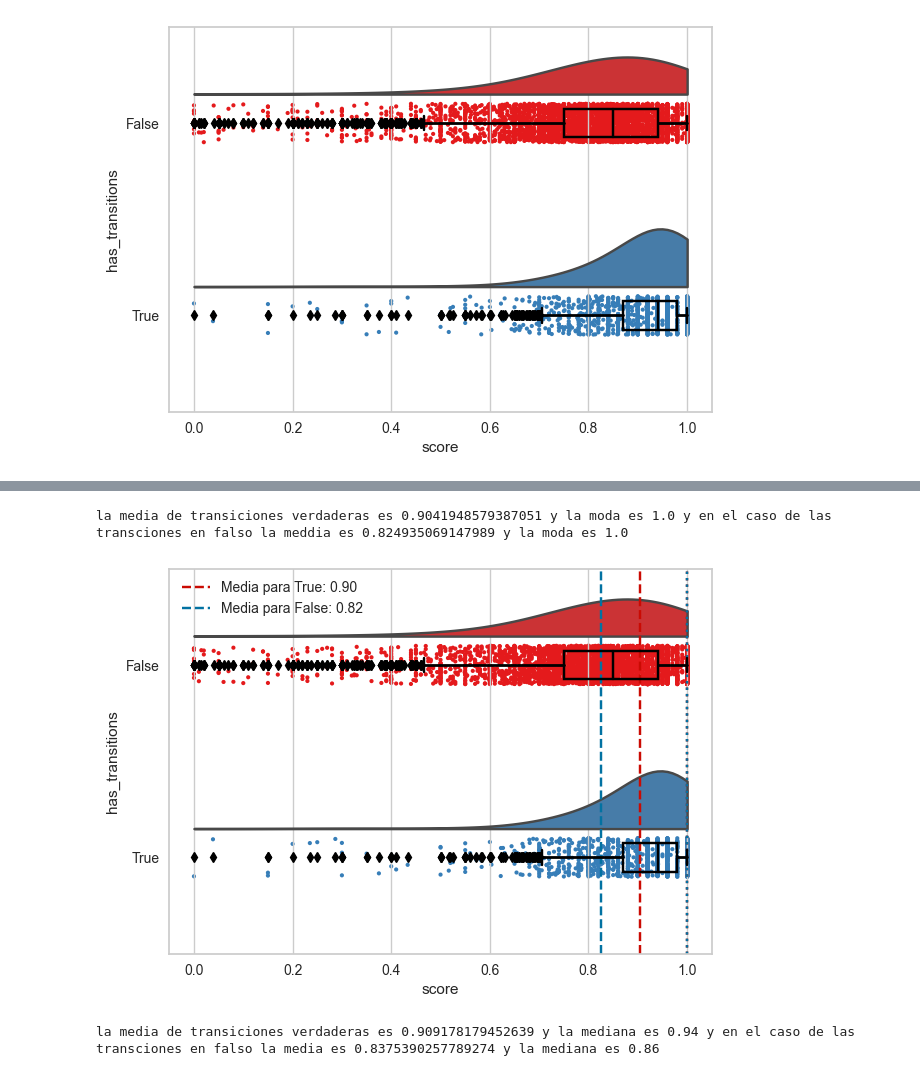
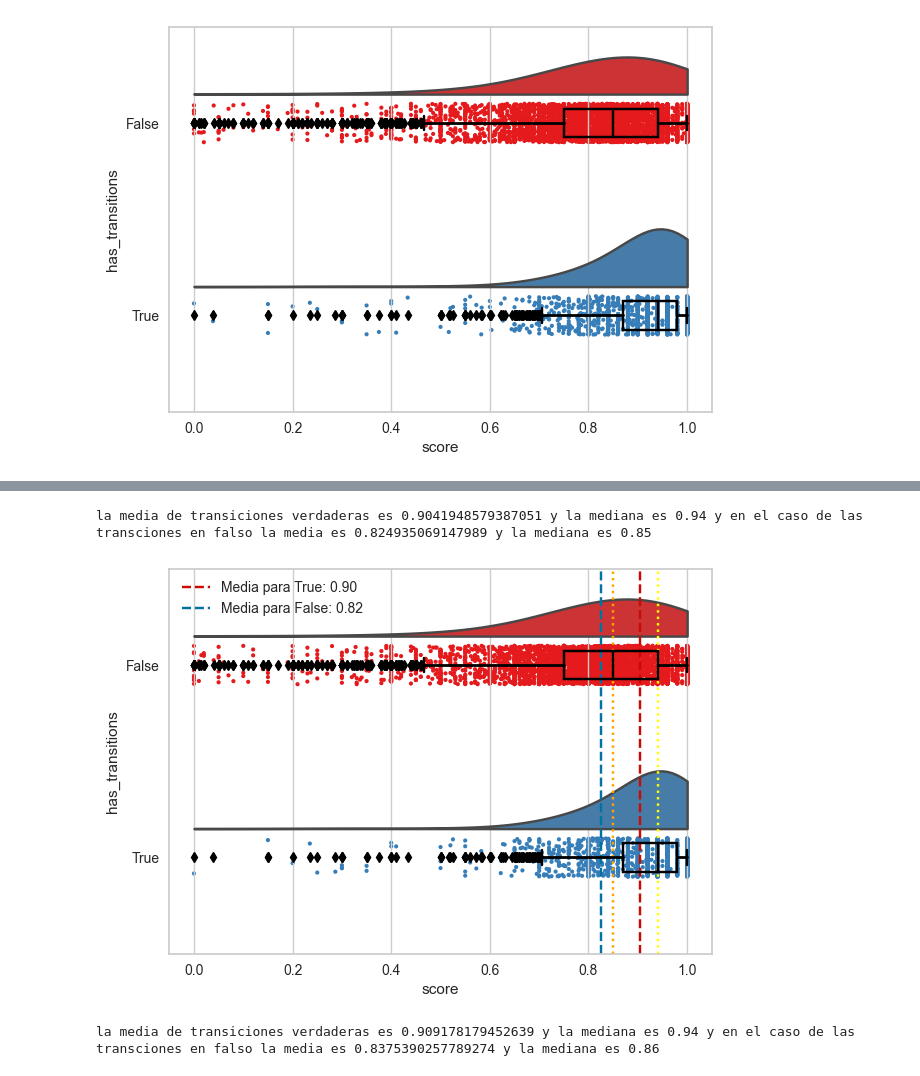
Before and after one commit to chainReactionCol/newRep, a Jupyter notebook: Data_StoryTelling_Sanchez_Ruiz.ipynb, the cells around one changed output, grey strips where cells are left out. Drawn from its saved outputs; the diff is of its cells as text; code cells hidden in the pictures.

```diff
--- a/Data_StoryTelling_Sanchez_Ruiz.ipynb
+++ b/Data_StoryTelling_Sanchez_Ruiz.ipynb
@@ -60,34 +90,32 @@ ax=sns.boxplot( x = dx, y = dy, data = transitionsDF, color = "black",
 # %%
 TrueMean=transitionsDF.loc[transitionsDF['has_transitions']==True]['score'].mean()
-TrueMode=transitionsDF.loc[transitionsDF['has_transitions']==True]['score'].mode().iloc[0]
+TrueMedian=transitionsDF.loc[transitionsDF['has_transitions']==True]['score'].median()
 FalseMean=transitionsDF.loc[transitionsDF['has_transitions']==False]['score'].mean()
-FalseMode=transitionsDF.loc[transitionsDF['has_transitions']==False]['score'].mode().iloc[0]
-print(f"la media de transiciones verdaderas es {TrueMean} y la moda es {TrueMode} y en el caso de las transciones en falso la meddia es {FalseMean} y la moda es {FalseMode}")
+FalseMedian=transitionsDF.loc[transitionsDF['has_transitions']==False]['score'].median()
+print(f"la media de transiciones verdaderas es {TrueMean} y la mediana es {TrueMedian} y en el caso de las transciones en falso la media es {FalseMean} y la mediana es {FalseMedian}")
 # %% [output]
-la media de transiciones verdaderas es 0.9041948579387051 y la moda es 1.0 y en el caso de las transciones en falso la meddia es 0.824935069147989 y la moda es 1.0
+la media de transiciones verdaderas es 0.9041948579387051 y la mediana es 0.94 y en el caso de las transciones en falso la media es 0.824935069147989 y la mediana es 0.85
 # %%
 f, ax = plt.subplots(figsize=(7,5))
 dy = "has_transitions"; dx = "score"; ort = "h"; pal = "Set1"
 
 ax = pt.half_violinplot(x=dx, y=dy, data=transitionsDF, palette=pal, bw=.6, cut=0., scale="area", width=.6, inner=None, orient=ort)
 ax = sns.stripplot(x=dx, y=dy, data=transitionsDF, palette=pal, edgecolor="white", size=3, jitter=1, zorder=0, orient=ort)
 ax = sns.boxplot(x=dx, y=dy, data=transitionsDF, color="black", width=.15, zorder=10, showcaps=True, boxprops={'facecolor':'none', "zorder":10}, showfliers=True, whiskerprops={'linewidth':2, "zorder":10}, saturation=1, orient=ort)
 
-# Media
-mean_value = transitionsDF[dx].mean()
+
 ax.axvline(TrueMean, color='r', linestyle='--', label=f'Media para True: {TrueMean:.2f}')
 ax.axvline(FalseMean, color='b', linestyle='--', label=f'Media para False: {FalseMean:.2f}')
-# Moda
-mode_value = transitionsDF[dx].mode().iloc[0]
-ax.axvline(TrueMode, color='r', linestyle=':')
-ax.axvline(FalseMode, color='b', linestyle=':')
+
+ax.axvline(TrueMedian, color='yellow', linestyle=':')
+ax.axvline(FalseMedian, color='orange', linestyle=':')
 
 # Mostrar leyenda
 ax.legend(loc='upper left')
 
 plt.show()
 # %% [output]
-[figure, old version]
+[figure, new version]
 # %%
 def zScoreFilter(df,col):
     df_copy = df.copy()
```
Also changed, not shown: parts of 9 cells of this notebook.
